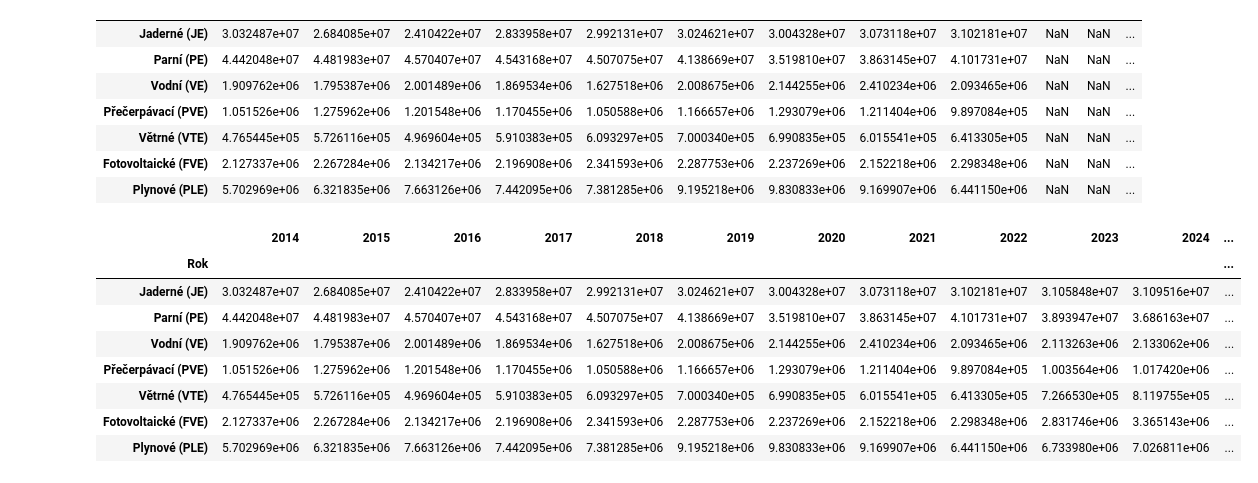
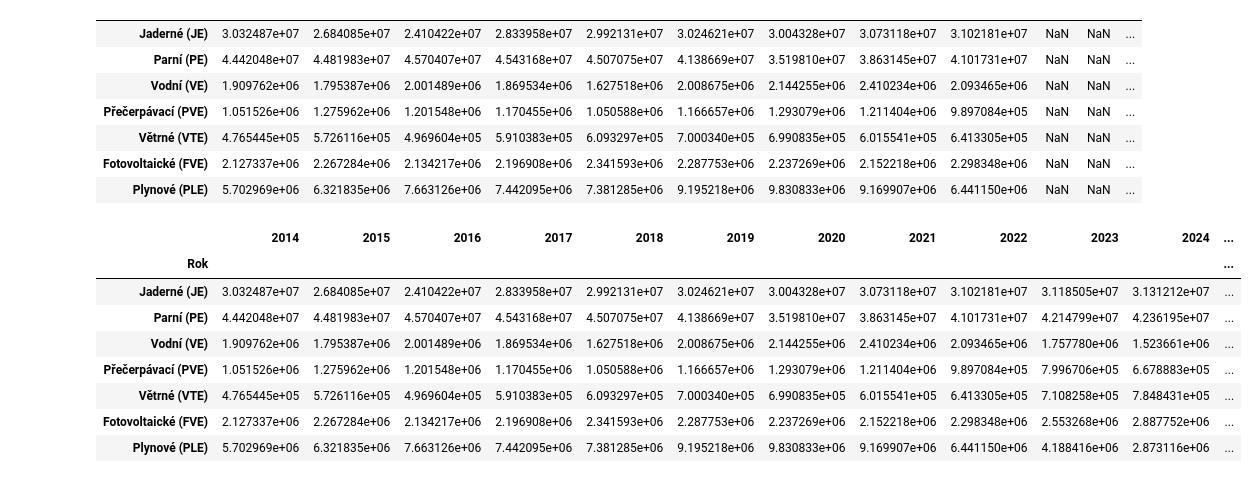
Before and after one commit to Czechitas-DA-Green-is-Good/Hackathon, a Jupyter notebook: WEM_generation_based_interpol.ipynb, the cells around one changed output. Drawn from its saved outputs; the diff is of its cells as text; code cells hidden in the pictures.

Commit message:
upravena data pro plynové elektrárny

```diff
--- a/WEM_generation_based_interpol.ipynb
+++ b/WEM_generation_based_interpol.ipynb
@@ -116,7 +116,7 @@ df_for_interpol[2030] = [
     1100556.4,
     (641330.5 * 2.064318867668019),
     (2298347.9 * 2.856630064840218),
-    8783791.5,
+    9169907.2 * 1.59951644092438,
 ]
 df_for_interpol
 # %% [output]
@@ -130,18 +130,18 @@ df_for_interpol
 | Fotovoltaické (FVE) | 2.127337e+06 | 2.267284e+06 | 2.134217e+06 | 2.196908e+06 | 2.341593e+06 | 2.287753e+06 | 2.237269e+06 | 2.152218e+06 | 2.298348e+06 | NaN | NaN | ... |
 | Plynové (PLE) | 5.702969e+06 | 6.321835e+06 | 7.663126e+06 | 7.442095e+06 | 7.381285e+06 | 9.195218e+06 | 9.830833e+06 | 9.169907e+06 | 6.441150e+06 | NaN | NaN | ... |
 # %%
-df_interpolated = df_for_interpol.interpolate(method="linear", axis=1)
+df_interpolated = df_for_interpol.interpolate(method="polynomial", order=2, axis=1)
 df_interpolated
 # %% [output]
 |  | 2014 | 2015 | 2016 | 2017 | 2018 | 2019 | 2020 | 2021 | 2022 | 2023 | 2024 | ... |
 | Rok |  |  |  |  |  |  |  |  |  |  |  | ... |
-| Jaderné (JE) | 3.032487e+07 | 2.684085e+07 | 2.410422e+07 | 2.833958e+07 | 2.992131e+07 | 3.024621e+07 | 3.004328e+07 | 3.073118e+07 | 3.102181e+07 | 3.105848e+07 | 3.109516e+07 | ... |
-| Parní (PE) | 4.442048e+07 | 4.481983e+07 | 4.570407e+07 | 4.543168e+07 | 4.507075e+07 | 4.138669e+07 | 3.519810e+07 | 3.863145e+07 | 4.101731e+07 | 3.893947e+07 | 3.686163e+07 | ... |
-| Vodní (VE) | 1.909762e+06 | 1.795387e+06 | 2.001489e+06 | 1.869534e+06 | 1.627518e+06 | 2.008675e+06 | 2.144255e+06 | 2.410234e+06 | 2.093465e+06 | 2.113263e+06 | 2.133062e+06 | ... |
-| Přečerpávací (PVE) | 1.051526e+06 | 1.275962e+06 | 1.201548e+06 | 1.170455e+06 | 1.050588e+06 | 1.166657e+06 | 1.293079e+06 | 1.211404e+06 | 9.897084e+05 | 1.003564e+06 | 1.017420e+06 | ... |
-| Větrné (VTE) | 4.765445e+05 | 5.726116e+05 | 4.969604e+05 | 5.910383e+05 | 6.093297e+05 | 7.000340e+05 | 6.990835e+05 | 6.015541e+05 | 6.413305e+05 | 7.266530e+05 | 8.119755e+05 | ... |
-| Fotovoltaické (FVE) | 2.127337e+06 | 2.267284e+06 | 2.134217e+06 | 2.196908e+06 | 2.341593e+06 | 2.287753e+06 | 2.237269e+06 | 2.152218e+06 | 2.298348e+06 | 2.831746e+06 | 3.365143e+06 | ... |
-| Plynové (PLE) | 5.702969e+06 | 6.321835e+06 | 7.663126e+06 | 7.442095e+06 | 7.381285e+06 | 9.195218e+06 | 9.830833e+06 | 9.169907e+06 | 6.441150e+06 | 6.733980e+06 | 7.026811e+06 | ... |
+| Jaderné (JE) | 3.032487e+07 | 2.684085e+07 | 2.410422e+07 | 2.833958e+07 | 2.992131e+07 | 3.024621e+07 | 3.004328e+07 | 3.073118e+07 | 3.102181e+07 | 3.118505e+07 | 3.131212e+07 | ... |
+| Parní (PE) | 4.442048e+07 | 4.481983e+07 | 4.570407e+07 | 4.543168e+07 | 4.507075e+07 | 4.138669e+07 | 3.519810e+07 | 3.863145e+07 | 4.101731e+07 | 4.214799e+07 | 4.236195e+07 | ... |
+| Vodní (VE) | 1.909762e+06 | 1.795387e+06 | 2.001489e+06 | 1.869534e+06 | 1.627518e+06 | 2.008675e+06 | 2.144255e+06 | 2.410234e+06 | 2.093465e+06 | 1.757780e+06 | 1.523661e+06 | ... |
+| Přečerpávací (PVE) | 1.051526e+06 | 1.275962e+06 | 1.201548e+06 | 1.170455e+06 | 1.050588e+06 | 1.166657e+06 | 1.293079e+06 | 1.211404e+06 | 9.897084e+05 | 7.996706e+05 | 6.678883e+05 | ... |
+| Větrné (VTE) | 4.765445e+05 | 5.726116e+05 | 4.969604e+05 | 5.910383e+05 | 6.093297e+05 | 7.000340e+05 | 6.990835e+05 | 6.015541e+05 | 6.413305e+05 | 7.108258e+05 | 7.848431e+05 | ... |
+| Fotovoltaické (FVE) | 2.127337e+06 | 2.267284e+06 | 2.134217e+06 | 2.196908e+06 | 2.341593e+06 | 2.287753e+06 | 2.237269e+06 | 2.152218e+06 | 2.298348e+06 | 2.553268e+06 | 2.887752e+06 | ... |
+| Plynové (PLE) | 5.702969e+06 | 6.321835e+06 | 7.663126e+06 | 7.442095e+06 | 7.381285e+06 | 9.195218e+06 | 9.830833e+06 | 9.169907e+06 | 6.441150e+06 | 4.188416e+06 | 2.873116e+06 | ... |
 # %%
 df_interpolated.transpose().plot(figsize=(10, 8))
 # %% [output]
```
Also changed, not shown: parts of 1 cell of this notebook.
